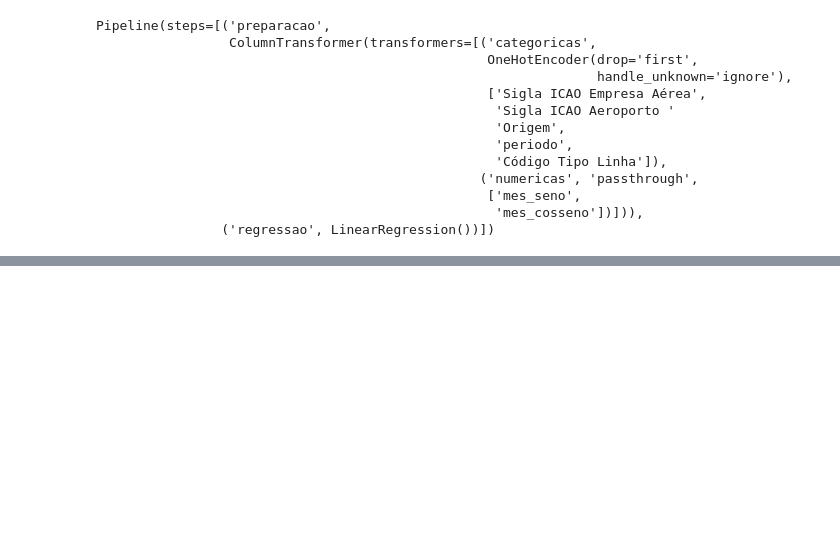
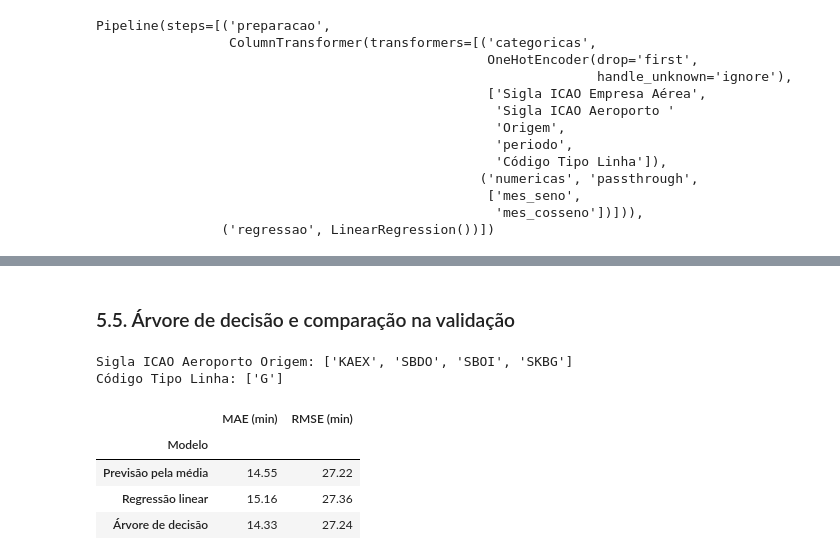
Before and after one commit to Matex0406/Projeto_2_CB, a Jupyter notebook: Projeto_2_CB.ipynb, the cells around one changed output, grey strips where cells are left out. Saved outputs shown, nothing was run; the diff lists cells and outputs as text; code cells hidden in the pictures; blank space fills up the shorter version.

```diff
--- a/Projeto_2_CB.ipynb
+++ b/Projeto_2_CB.ipynb
@@ -574,0 +687,16 @@ Note: you may need to restart the kernel to use updated packages.
+# %%
+from sklearn.metrics import mean_absolute_error, mean_squared_error
+
+resultados_validacao = pd.DataFrame({
+    "Modelo": ["Previsão pela média", "Regressão linear"],
+    "MAE (min)": [
+        mean_absolute_error(y_validacao, previsao_media),
+        mean_absolute_error(y_validacao, previsao_regressao)
+    ],
+    "RMSE (min)": [
+        np.sqrt(mean_squared_error(y_validacao, previsao_media)),
+        np.sqrt(mean_squared_error(y_validacao, previsao_regressao))
+    ]
+}).set_index("Modelo")
+
+resultados_validacao.round(2)
@@ -574,0 +712,46 @@ Note: you may need to restart the kernel to use updated packages.
+# %% [markdown]
+### 5.5. Árvore de decisão e comparação na validação
+# %%
+from sklearn.tree import DecisionTreeRegressor
+
+modelo_arvore = Pipeline([
+    ("preparacao", clone(preparacao)),
+    (
+        "arvore",
+        DecisionTreeRegressor(
+            max_depth=5,
+            min_samples_leaf=500,
+            random_state=42
+        )
+    )
+])
+
+# Mesmos dados usados no ajuste da regressão de validação
+modelo_arvore.fit(X_ajuste, y_ajuste)
+
+previsao_arvore = modelo_arvore.predict(X_validacao)
+# %%
+for coluna in categoricas:
+    novas = (
+        set(X_validacao[coluna].dropna()) -
+        set(X_ajuste[coluna].dropna())
+    )
+
+    if novas:
+        print(f"{coluna}: {sorted(novas)}")
+# %% [output]
+Sigla ICAO Aeroporto Origem: ['KAEX', 'SBDO', 'SBOI', 'SKBG']
+Código Tipo Linha: ['G']
+# %%
+resultados_validacao.loc["Árvore de decisão"] = [
+    mean_absolute_error(y_validacao, previsao_arvore),
+    np.sqrt(mean_squared_error(y_validacao, previsao_arvore))
+]
+
+resultados_validacao.round(2)
+# %% [output]
+|  | MAE (min) | RMSE (min) |
+| Modelo |  |  |
+| Previsão pela média | 14.55 | 27.22 |
+| Regressão linear | 15.16 | 27.36 |
+| Árvore de decisão | 14.33 | 27.24 |
```
Also changed, not shown: parts of 14 cells of this notebook.
